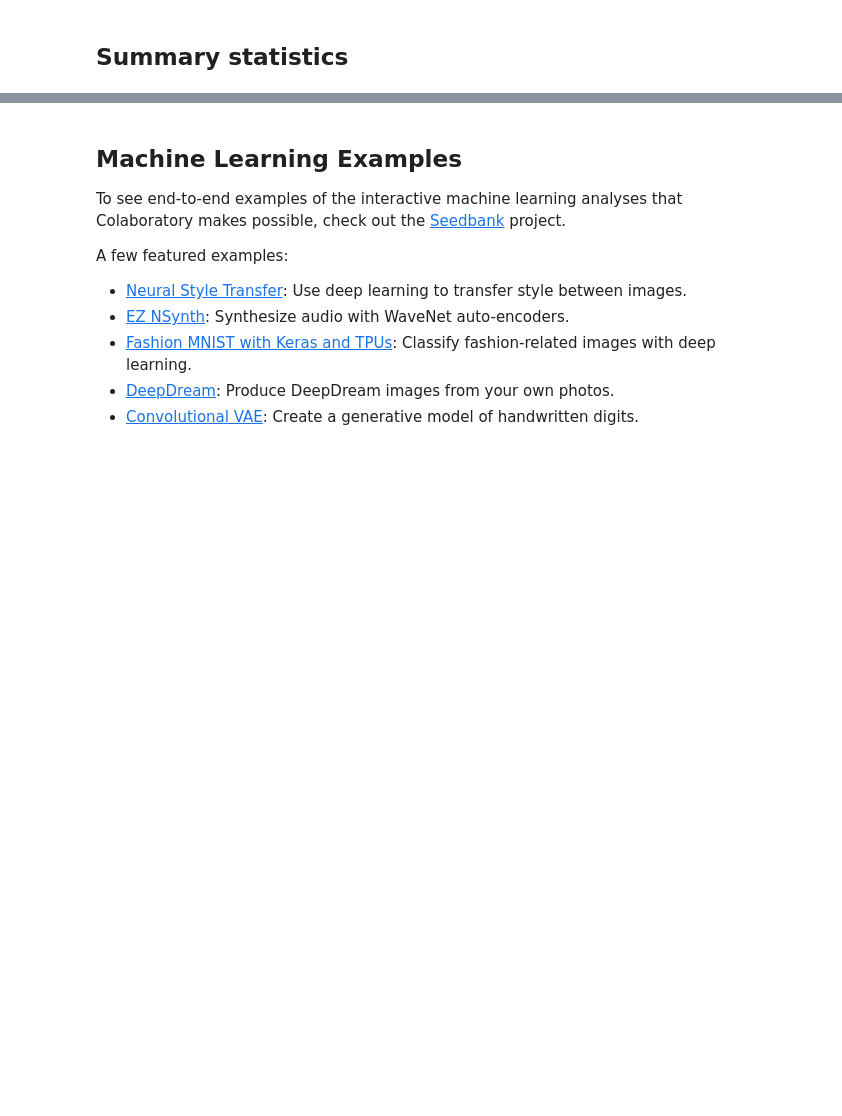
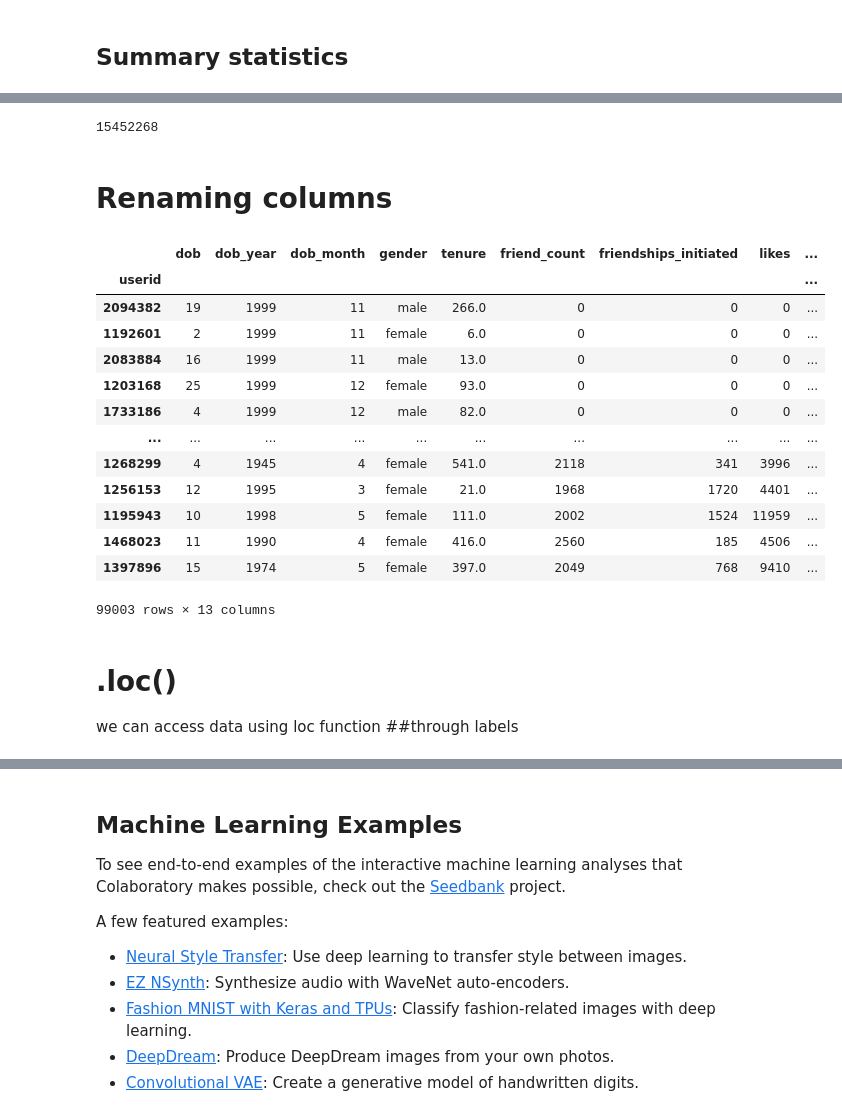
Before and after one commit to 19PA1A0474/code-era, a Jupyter notebook: HEADACHE2.ipynb, the cells around one changed output, grey strips where cells are left out. Saved outputs shown, nothing was run; the diff lists cells and outputs as text; code cells hidden in the pictures; blank space fills up the shorter version.

```diff
--- a/HEADACHE2.ipynb
+++ b/HEADACHE2.ipynb
@@ -110,0 +142,27 @@ KeyError: ignored
+# %%
+#we can also add specific columns only
+fb['likes'].sum()
+# %% [output]
+15452268
+# %% [markdown]
+# Renaming columns
+# %%
+fb.rename(columns={"dob_day":"dob"})
+# %% [output]
+|  | dob | dob_year | dob_month | gender | tenure | friend_count | friendships_initiated | likes | ... |
+| userid |  |  |  |  |  |  |  |  | ... |
+| 2094382 | 19 | 1999 | 11 | male | 266.0 | 0 | 0 | 0 | ... |
+| 1192601 | 2 | 1999 | 11 | female | 6.0 | 0 | 0 | 0 | ... |
+| 2083884 | 16 | 1999 | 11 | male | 13.0 | 0 | 0 | 0 | ... |
+| 1203168 | 25 | 1999 | 12 | female | 93.0 | 0 | 0 | 0 | ... |
+| 1733186 | 4 | 1999 | 12 | male | 82.0 | 0 | 0 | 0 | ... |
+| ... | ... | ... | ... | ... | ... | ... | ... | ... | ... |
+| 1268299 | 4 | 1945 | 4 | female | 541.0 | 2118 | 341 | 3996 | ... |
+| 1256153 | 12 | 1995 | 3 | female | 21.0 | 1968 | 1720 | 4401 | ... |
+| 1195943 | 10 | 1998 | 5 | female | 111.0 | 2002 | 1524 | 11959 | ... |
+| 1468023 | 11 | 1990 | 4 | female | 416.0 | 2560 | 185 | 4506 | ... |
+| 1397896 | 15 | 1974 | 5 | female | 397.0 | 2049 | 768 | 9410 | ... |
+99003 rows × 13 columns
+# %% [markdown]
+# .loc()
+we can access data using loc function    ##through labels
```
Also changed, not shown: parts of 16 cells of this notebook.
